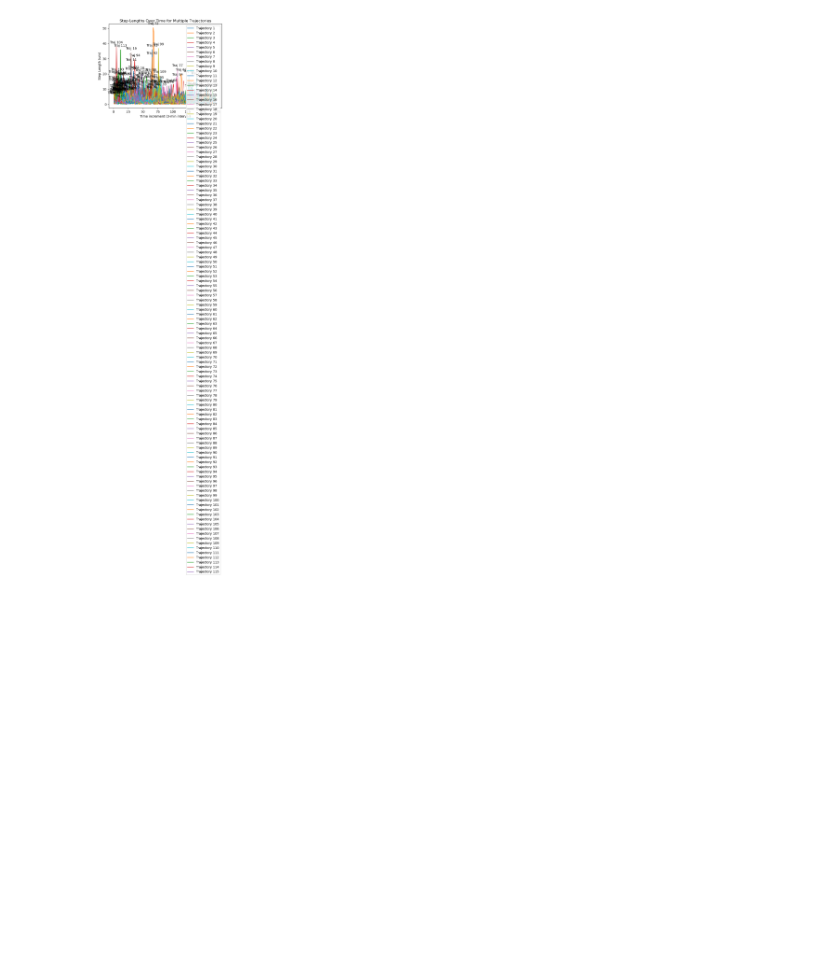
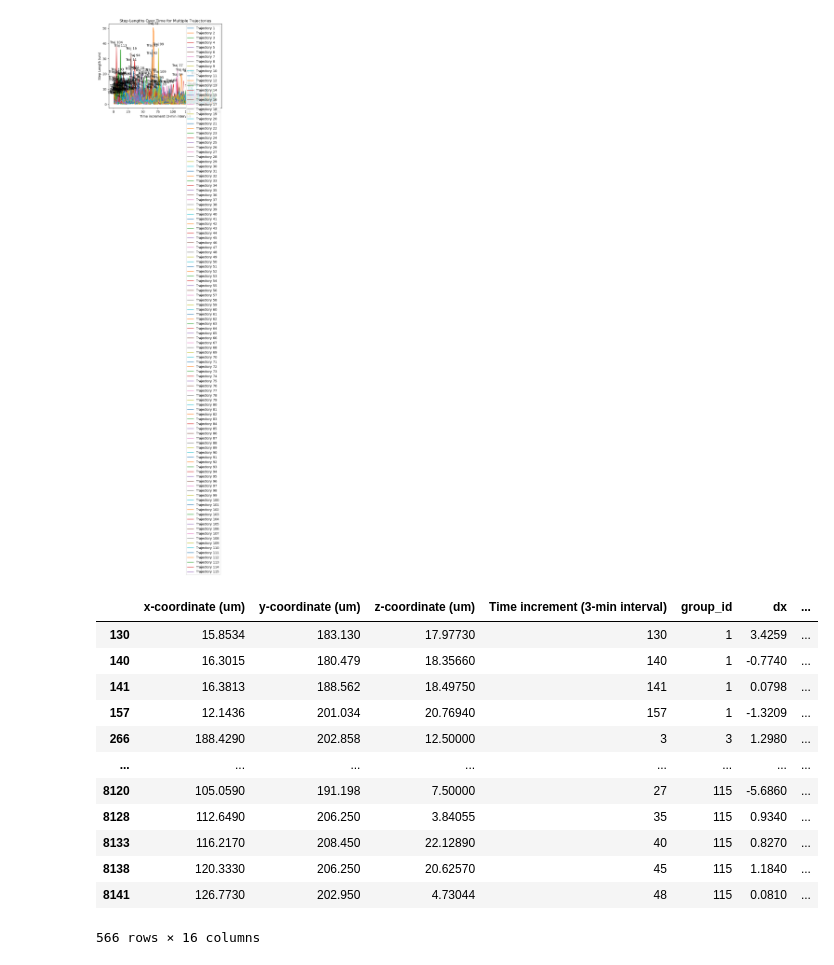
Before and after one commit to dz1921/RANDOMWALK, a Jupyter notebook: Distribution_Building.ipynb, the cells around one changed output. Cells and saved outputs as stored; diff of their text form; code cells hidden in the pictures; blank space fills up the shorter version.

```diff
--- a/Distribution_Building.ipynb
+++ b/Distribution_Building.ipynb
@@ -298,3 +370,19 @@ plt.legend()
 plt.show()
 # %% [output]
 [figure]
+# %%
+da
+# %% [output]
+|  | x-coordinate (um) | y-coordinate (um) | z-coordinate (um) | Time increment (3-min interval) | group_id | dx | ... |
+| 130 | 15.8534 | 183.130 | 17.97730 | 130 | 1 | 3.4259 | ... |
+| 140 | 16.3015 | 180.479 | 18.35660 | 140 | 1 | -0.7740 | ... |
+| 141 | 16.3813 | 188.562 | 18.49750 | 141 | 1 | 0.0798 | ... |
+| 157 | 12.1436 | 201.034 | 20.76940 | 157 | 1 | -1.3209 | ... |
+| 266 | 188.4290 | 202.858 | 12.50000 | 3 | 3 | 1.2980 | ... |
+| ... | ... | ... | ... | ... | ... | ... | ... |
+| 8120 | 105.0590 | 191.198 | 7.50000 | 27 | 115 | -5.6860 | ... |
+| 8128 | 112.6490 | 206.250 | 3.84055 | 35 | 115 | 0.9340 | ... |
+| 8133 | 116.2170 | 208.450 | 22.12890 | 40 | 115 | 0.8270 | ... |
+| 8138 | 120.3330 | 206.250 | 20.62570 | 45 | 115 | 1.1840 | ... |
+| 8141 | 126.7730 | 202.950 | 4.73044 | 48 | 115 | 0.0810 | ... |
+566 rows × 16 columns
```
Also changed, not shown: parts of 7 cells of this notebook.
